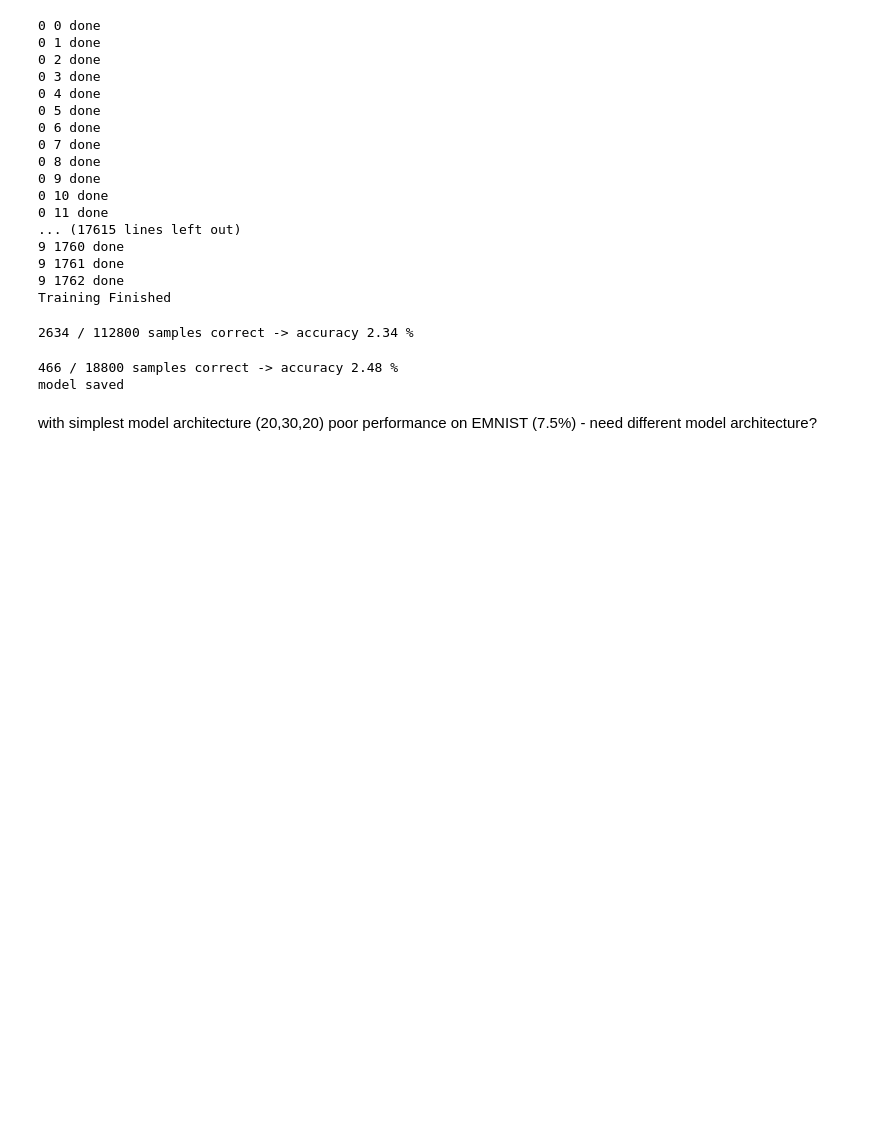
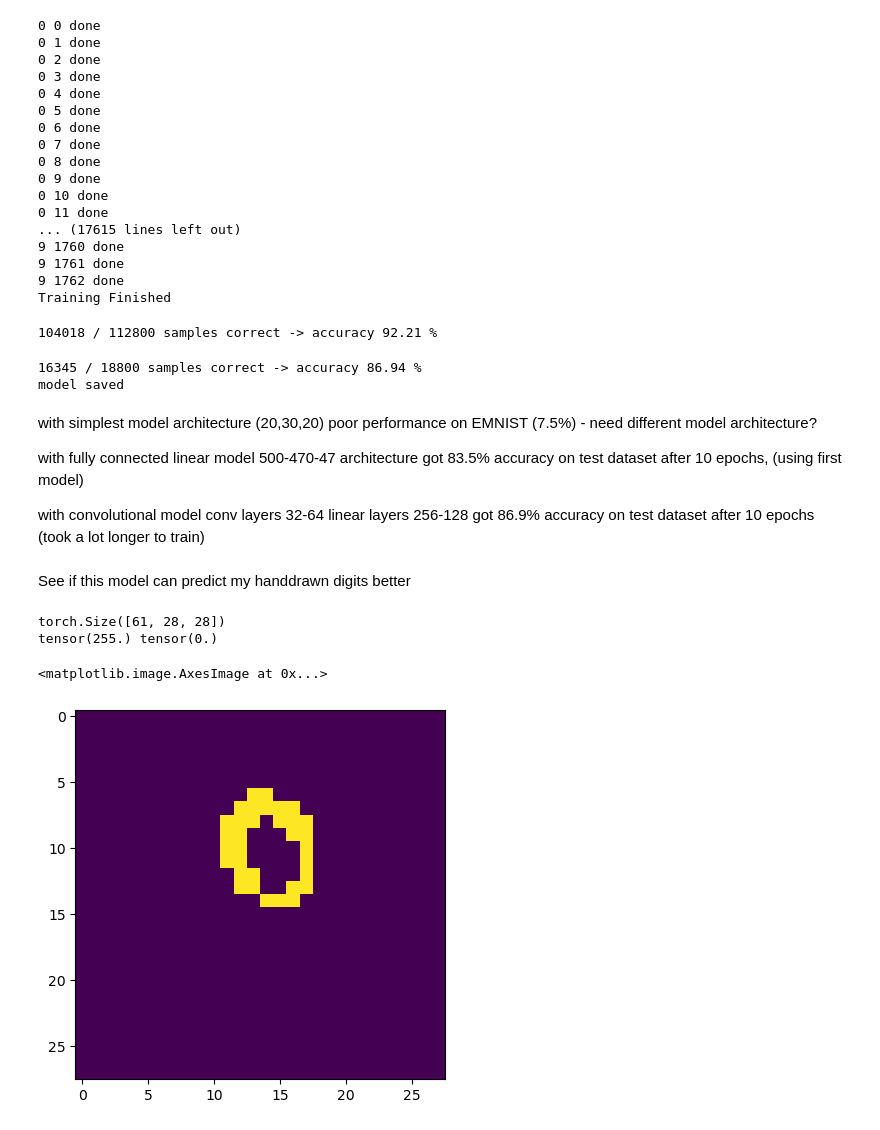
Before and after one commit to matushalak/pytorch_final_project, a Jupyter notebook: Letters_AND_Digits.ipynb, the cells around one changed output. Saved outputs shown, nothing was run; the diff lists cells and outputs as text; code cells hidden in the pictures; blank space fills up the shorter version.

Commit message:
convolutional model for EMNIST

```diff
--- a/Letters_AND_Digits.ipynb
+++ b/Letters_AND_Digits.ipynb
@@ -213,7 +289,8 @@ Training Finished
 # testing loop
 def test_performance (loader:torch.utils.data.DataLoader,
                       network:nn.Module,
-                      print_which_correct:bool = False):
+                      print_which_correct:bool = False,
+                      flip_images:bool = True):
     # overall performance
     ncorrect, nclassification = 0,0
 
@@ -222,6 +299,11 @@ def test_performance (loader:torch.utils.data.DataLoader,
     # context manager disables gradient calculation (only evaluation, doesn't change weights)
     with torch.no_grad():
         for images, labels in loader:
+            if flip_images == True:
+                # EMNIST dataset is flipped, need to correct ALSO IN TESTING!!!
+                images = transforms.functional.rotate(images, -90)
+                images = transforms.functional.hflip(images)
+
             outputs = network(images)
             # get the index at which the maximum probability occured (reduce over columns = dimension 1{dimension 0 is rows})
             predictions = torch.argmax(outputs,1)
@@ -237,9 +319,9 @@ def test_performance (loader:torch.utils.data.DataLoader,
 
 # test on training data
 training_data_performance = test_performance(dataloader,
-                                             first_model)
+                                             conv_model)
 # %% [output]
-2634 / 112800 samples correct -> accuracy 2.34 %
+104018 / 112800 samples correct -> accuracy 92.21 %
 # %%
 # testing on testing (unseen data)
 test_emnist = datasets.EMNIST(root='.', # same directory
@@ -254,20 +336,66 @@ testloader = DataLoader(dataset = test_emnist,
                         num_workers = 4) # 4 cpu cores on my laptop
 
 testing_performance = test_performance(loader = testloader,
-                                     network = first_model)
+                                     network = conv_model)
 
 # save model with performance as part of name to current dir
 # current dir
 path = os.getcwd()
 # file path
-file_path = os.path.join(path, "emnist_models", f'emnist_model_{testing_performance}.pt')
+file_path = os.path.join(path, "emnist_models", f'emnist_conv_model_{testing_performance}.pt')
 
 # everything we want about a model (weights and biases obtained through training) model.in state_dict
-torch.save(first_model.state_dict(), file_path)
+torch.save(conv_model.state_dict(), file_path)
+# change this to save the model architecture as well
 
 print('model saved')
 # %% [output]
-466 / 18800 samples correct -> accuracy 2.48 %
+16345 / 18800 samples correct -> accuracy 86.94 %
 model saved
 # %% [markdown]
 with simplest model architecture (20,30,20) poor performance on EMNIST (7.5%) - need different model architecture?
+
+with fully connected linear model 500-470-47 architecture got 83.5% accuracy on test dataset after 10 epochs, (using first model)
+
+with convolutional model conv layers 32-64 linear layers 256-128 got 86.9% accuracy on test dataset after 10 epochs (took a lot longer to train)
+# %% [markdown]
+See if this model can predict my handdrawn digits better
+# %%
+# for working with our images cv2 version
+import cv2
+from numpy import  vstack
+#from numpy.linalg import inv
+from torch.utils.data import Dataset
+
+# filenames containing labels
+my_testing_set = os.listdir('drawing')
+# extract labels
+labels = [int(x[0]) for x in my_testing_set]
+# extract data
+data = []
+
+# transform data into tensor
+for sample in my_testing_set:
+    # get image & turn into greyscale (2d) array
+    sample = cv2.imread(f'drawing/{sample}',
+                        cv2.IMREAD_GRAYSCALE)
+
+    # preprocessing steps
+    # already array & inverted
+    my_array = cv2.resize(255-sample,(28,28)).astype('int32')
+    data.append(
+        my_array.reshape(
+            # shape for stacking
+            (1,28,28)).astype('float32')) # back to float (like model)
+
+# transform to tensor shape like training dataset before
+data = torch.from_numpy(vstack(data))
+
+print(data.shape)
+print(data.max(),data.min())
+plt.imshow(data[6,:,:])
+# %% [output]
+torch.Size([61, 28, 28])
+tensor(255.) tensor(0.)
+<matplotlib.image.AxesImage at 0x...>
+[figure, added]
```
Also changed, not shown: parts of 5 cells of this notebook, 4 other files.
